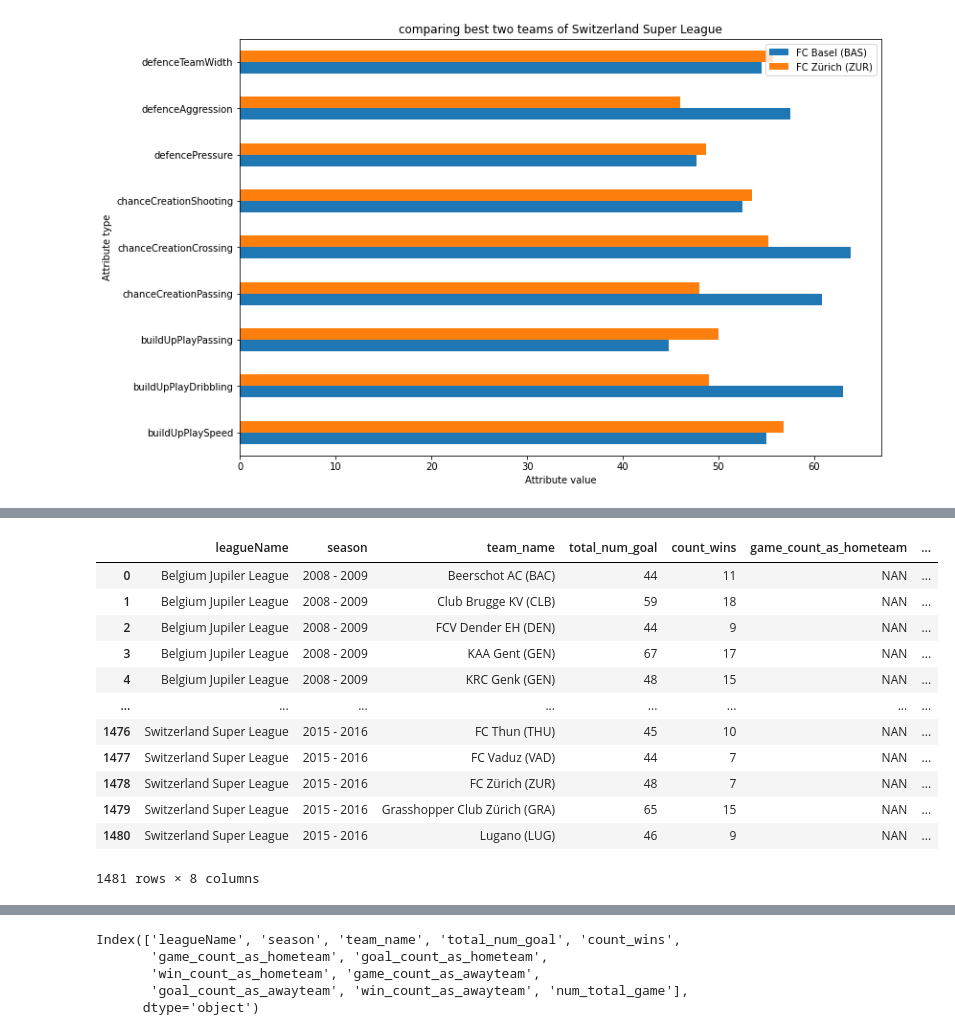
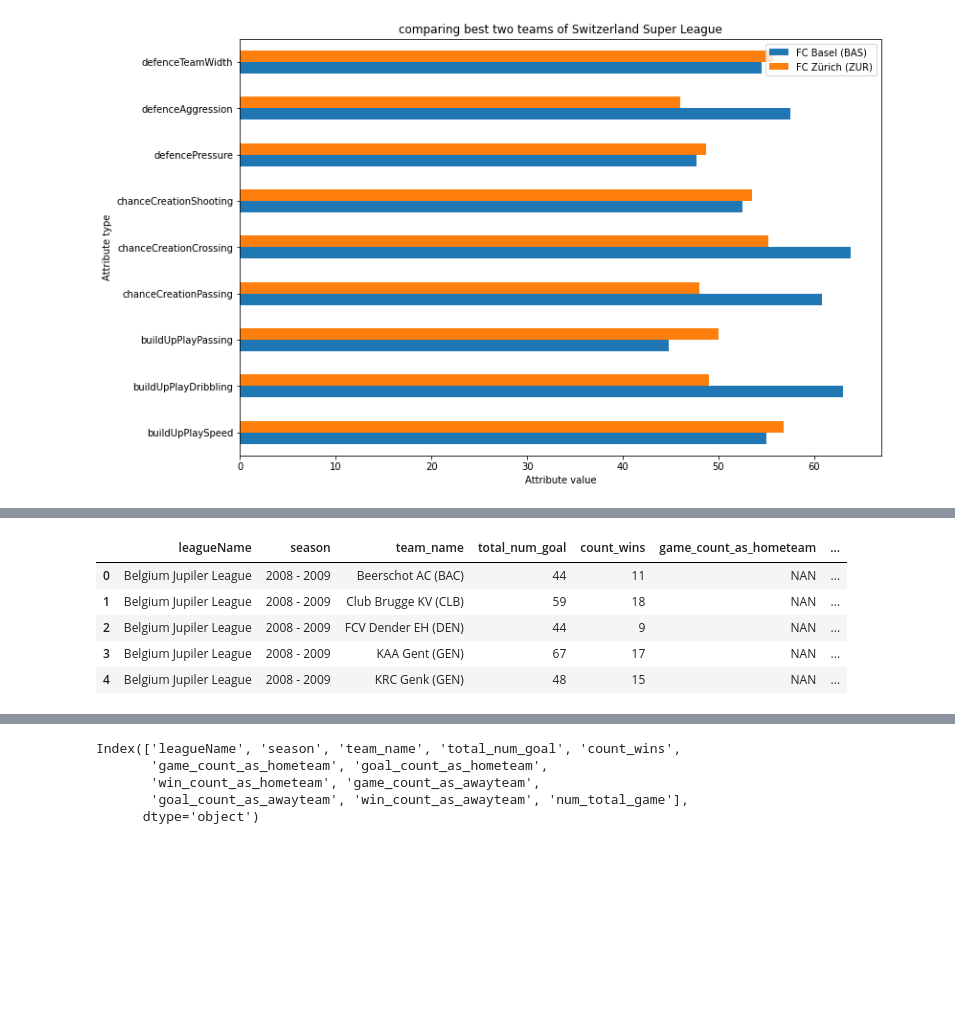
Before and after one commit to Hyej-Kim/cmsc320Final, a Jupyter notebook: cmsc320Final.ipynb, the cells around one changed output, grey strips where cells are left out. Cells and saved outputs as stored; diff of their text form; code cells hidden in the pictures; blank space fills up the shorter version.

```diff
--- a/cmsc320Final.ipynb
+++ b/cmsc320Final.ipynb
@@ -1021,18 +959,12 @@ team_goal_won_total
 # %%
-team_goal_won_total['goal_count_as_hometeam'] = 'NAN'
-team_goal_won_total['win_count_as_hometeam'] = 'NAN'
-team_goal_won_total
+team_goal_won_total['game_count_as_awayteam'] = 'NAN'
+team_goal_won_total['goal_count_as_awayteam'] = 'NAN'
+team_goal_won_total['win_count_as_awayteam'] = 'NAN'
+team_goal_won_total.head()
 # %% [output]
 |  | leagueName | season | team_name | total_num_goal | count_wins | game_count_as_hometeam | ... |
 | 0 | Belgium Jupiler League | 2008 - 2009 | Beerschot AC (BAC) | 44 | 11 | NAN | ... |
 | 1 | Belgium Jupiler League | 2008 - 2009 | Club Brugge KV (CLB) | 59 | 18 | NAN | ... |
 | 2 | Belgium Jupiler League | 2008 - 2009 | FCV Dender EH (DEN) | 44 | 9 | NAN | ... |
 | 3 | Belgium Jupiler League | 2008 - 2009 | KAA Gent (GEN) | 67 | 17 | NAN | ... |
 | 4 | Belgium Jupiler League | 2008 - 2009 | KRC Genk (GEN) | 48 | 15 | NAN | ... |
-| ... | ... | ... | ... | ... | ... | ... | ... |
-| 1476 | Switzerland Super League | 2015 - 2016 | FC Thun (THU) | 45 | 10 | NAN | ... |
-| 1477 | Switzerland Super League | 2015 - 2016 | FC Vaduz (VAD) | 44 | 7 | NAN | ... |
-| 1478 | Switzerland Super League | 2015 - 2016 | FC Zürich (ZUR) | 48 | 7 | NAN | ... |
-| 1479 | Switzerland Super League | 2015 - 2016 | Grasshopper Club Zürich (GRA) | 65 | 15 | NAN | ... |
-| 1480 | Switzerland Super League | 2015 - 2016 | Lugano (LUG) | 46 | 9 | NAN | ... |
-1481 rows × 8 columns
```
Also changed, not shown: parts of 66 cells of this notebook.
